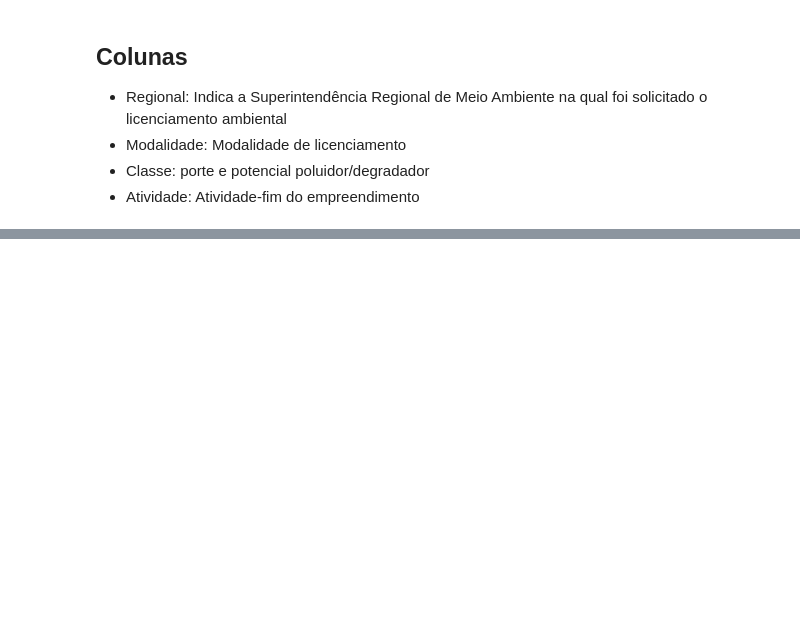
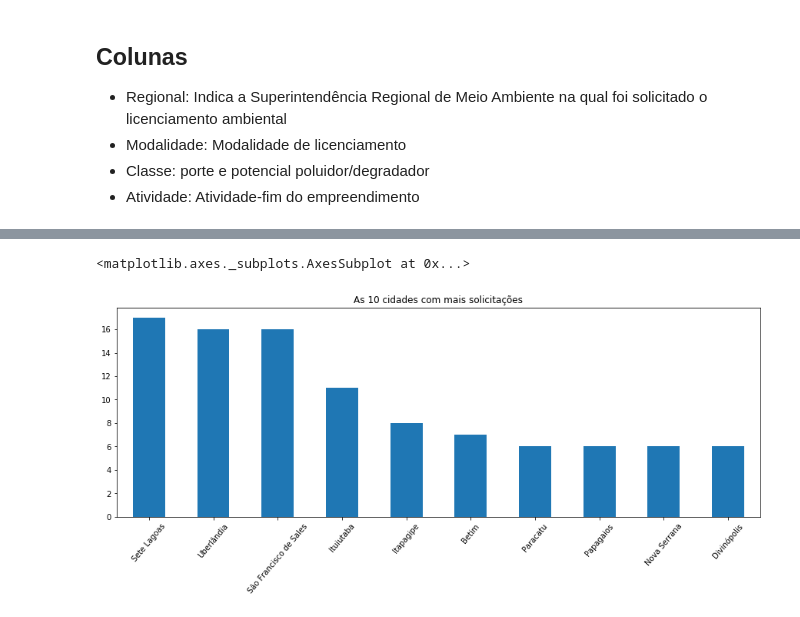
Before and after one commit to jose-de-melo/curso-mineracao-de-dados-aplicada, a Jupyter notebook: aula3-coleta-de-dados/atividade-analise-exploratoria.ipynb, the cells around one changed output, grey strips where cells are left out. Saved outputs shown, nothing was run; the diff lists cells and outputs as text; code cells hidden in the pictures; blank space fills up the shorter version.

```diff
--- a/aula3-coleta-de-dados/atividade-analise-exploratoria.ipynb
+++ b/aula3-coleta-de-dados/atividade-analise-exploratoria.ipynb
@@ -43,0 +158,5 @@ df
+# %%
+df['Municipio'].value_counts()[:10].plot(kind='bar', title='As 10 cidades com mais solicitações', figsize=(15,5), rot=50)
+# %% [output]
+<matplotlib.axes._subplots.AxesSubplot at 0x...>
+[figure, added]
```
Also changed, not shown: parts of 24 cells of this notebook, 2 other files.
